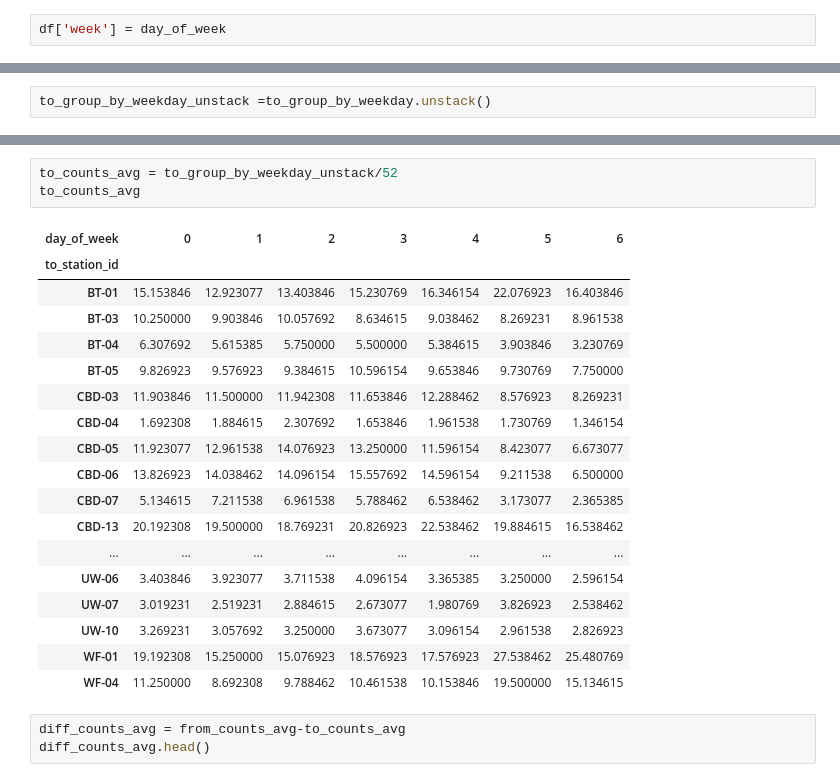
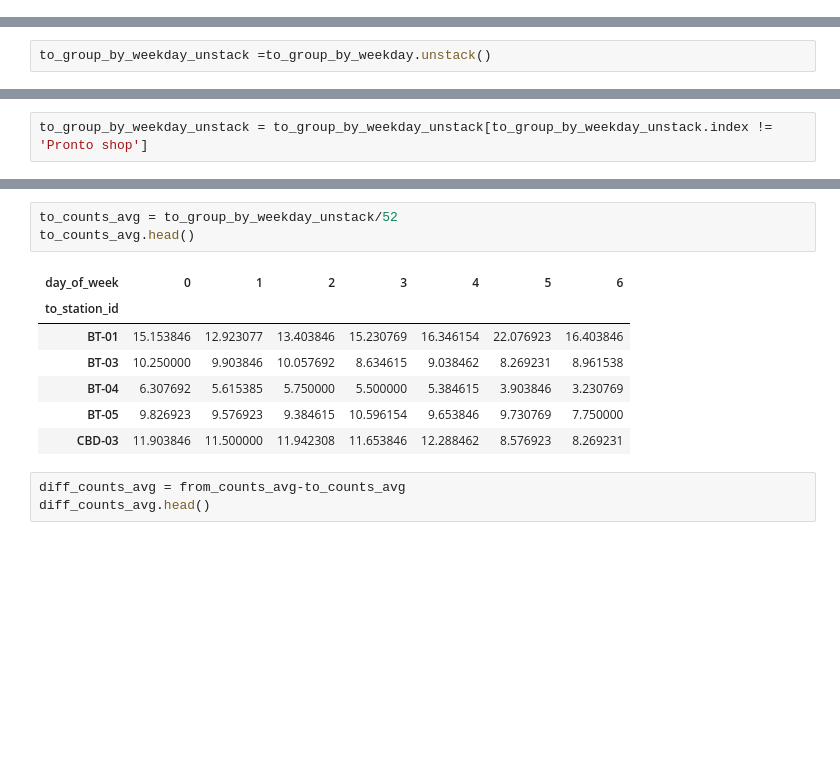
Before and after one commit to UWSEDS/hw3-dianachenyu, a Jupyter notebook: Homework 3.ipynb, the cells around one changed output, grey strips where cells are left out. Saved outputs shown, nothing was run; the diff lists cells and outputs as text; blank space fills up the shorter version.

```diff
--- a/Homework 3.ipynb
+++ b/Homework 3.ipynb
@@ -33,2 +30,0 @@ week = pd.DatetimeIndex(df['starttime']).week
-# %%
-df['week'] = day_of_week
@@ -86,0 +66,2 @@ to_group_by_weekday_unstack =to_group_by_weekday.unstack()
+# %%
+to_group_by_weekday_unstack = to_group_by_weekday_unstack[to_group_by_weekday_unstack.index != 'Pronto shop']
@@ -87,25 +72,14 @@ to_group_by_weekday_unstack =to_group_by_weekday.unstack()
 # %%
 to_counts_avg = to_group_by_weekday_unstack/52
-to_counts_avg
+to_counts_avg.head()
 # %% [output]
 | day_of_week | 0 | 1 | 2 | 3 | 4 | 5 | 6 |
 | to_station_id |  |  |  |  |  |  |  |
 | BT-01 | 15.153846 | 12.923077 | 13.403846 | 15.230769 | 16.346154 | 22.076923 | 16.403846 |
 | BT-03 | 10.250000 | 9.903846 | 10.057692 | 8.634615 | 9.038462 | 8.269231 | 8.961538 |
 | BT-04 | 6.307692 | 5.615385 | 5.750000 | 5.500000 | 5.384615 | 3.903846 | 3.230769 |
 | BT-05 | 9.826923 | 9.576923 | 9.384615 | 10.596154 | 9.653846 | 9.730769 | 7.750000 |
 | CBD-03 | 11.903846 | 11.500000 | 11.942308 | 11.653846 | 12.288462 | 8.576923 | 8.269231 |
-| CBD-04 | 1.692308 | 1.884615 | 2.307692 | 1.653846 | 1.961538 | 1.730769 | 1.346154 |
-| CBD-05 | 11.923077 | 12.961538 | 14.076923 | 13.250000 | 11.596154 | 8.423077 | 6.673077 |
-| CBD-06 | 13.826923 | 14.038462 | 14.096154 | 15.557692 | 14.596154 | 9.211538 | 6.500000 |
-| CBD-07 | 5.134615 | 7.211538 | 6.961538 | 5.788462 | 6.538462 | 3.173077 | 2.365385 |
-| CBD-13 | 20.192308 | 19.500000 | 18.769231 | 20.826923 | 22.538462 | 19.884615 | 16.538462 |
-| ... | ... | ... | ... | ... | ... | ... | ... |
-| UW-06 | 3.403846 | 3.923077 | 3.711538 | 4.096154 | 3.365385 | 3.250000 | 2.596154 |
-| UW-07 | 3.019231 | 2.519231 | 2.884615 | 2.673077 | 1.980769 | 3.826923 | 2.538462 |
-| UW-10 | 3.269231 | 3.057692 | 3.250000 | 3.673077 | 3.096154 | 2.961538 | 2.826923 |
-| WF-01 | 19.192308 | 15.250000 | 15.076923 | 18.576923 | 17.576923 | 27.538462 | 25.480769 |
-| WF-04 | 11.250000 | 8.692308 | 9.788462 | 10.461538 | 10.153846 | 19.500000 | 15.134615 |
 # %%
 diff_counts_avg = from_counts_avg-to_counts_avg
 diff_counts_avg.head()
```
Also changed, not shown: parts of 21 cells of this notebook, 1 other file.
